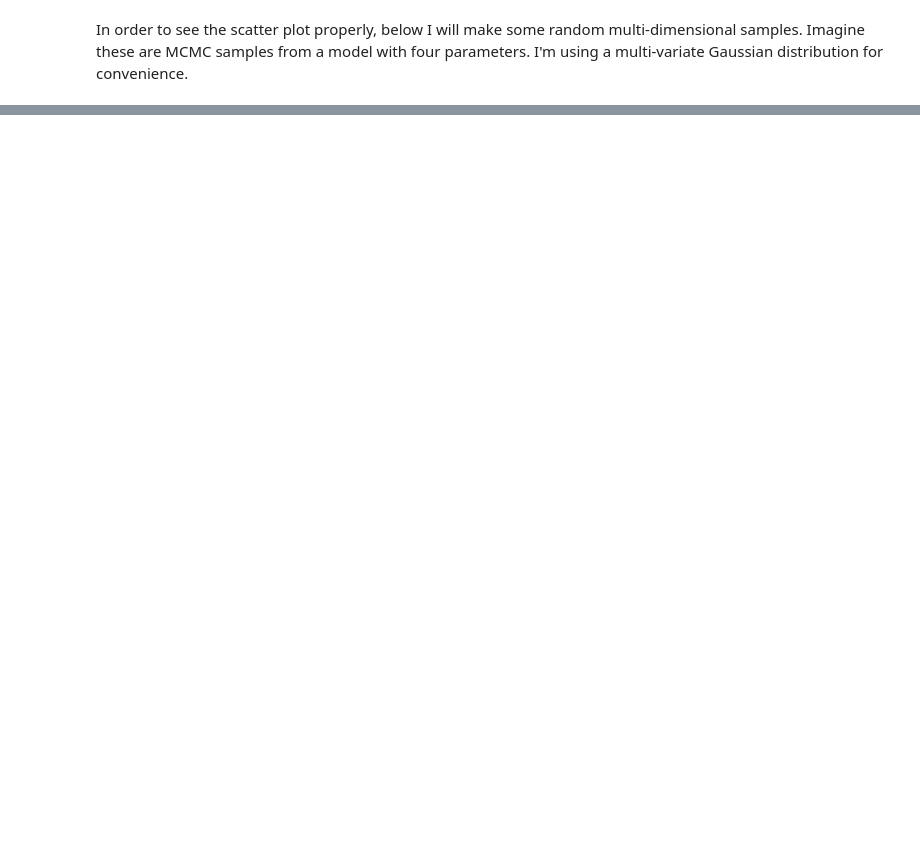
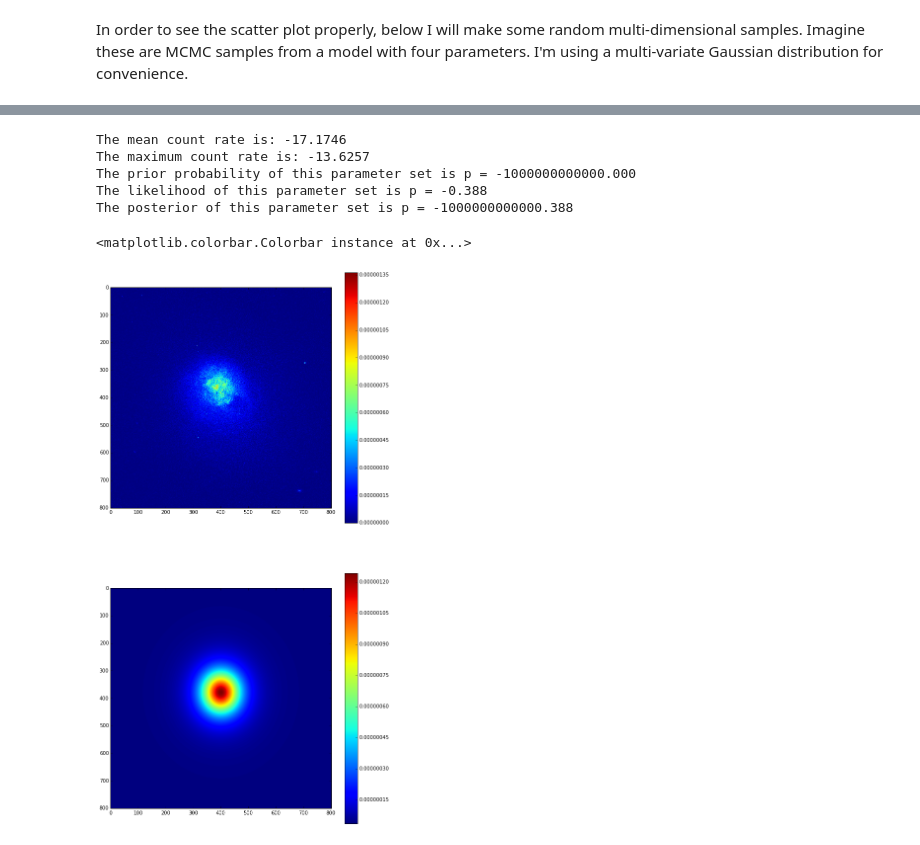
Before and after one commit to dhuppenkothen/PoissonFittingTutorial, a Jupyter notebook: ChandraImageFitting.ipynb, the cells around one changed output, grey strips where cells are left out. Cells and saved outputs as stored; diff of their text form; code cells hidden in the pictures; blank space fills up the shorter version.

```diff
--- a/ChandraImageFitting.ipynb
+++ b/ChandraImageFitting.ipynb
@@ -362,0 +511,31 @@ If you're interested in this sort of stuff, let me know and we can talk about it
+# %%
+lpost = PoissonImagePosterior(xdata, sb_data, func=ellipse_model)
+# %%
+mean_countrate = np.log(np.mean(sb_data))
+max_countrate = np.log(np.max(sb_data[300:500, 300:500]))
+print("The mean count rate is: " + str(mean_countrate))
+print("The maximum count rate is: " + str(max_countrate))
+
+#cp_x, cp_y, q, a, phi, logScool, rcool, betacool, logbackground
+testpars = [400, 380, 0.1, 0.0, 1.*np.pi, max_countrate, 100. , 1.0, mean_countrate]
+
+print("The prior probability of this parameter set is p = %.3f"%lpost.logprior(testpars))
+print("The likelihood of this parameter set is p = %.3f"%lpost.loglikelihood(testpars))
+print("The posterior of this parameter set is p = %.3f"%lpost.logposterior(testpars))
+fit_profile = ellipse_model(xdata, *testpars)
+
+fig = plt.figure(figsize=(10,20))
+plt.subplot(2,1,1)
+plt.imshow(sb_data)
+plt.colorbar()
+plt.subplot(2,1,2)
+plt.imshow(fit_profile)
+plt.colorbar()
+# %% [output]
+The mean count rate is: -17.1746
+The maximum count rate is: -13.6257
+The prior probability of this parameter set is p = -1000000000000.000
+The likelihood of this parameter set is p = -0.388
+The posterior of this parameter set is p = -1000000000000.388
+<matplotlib.colorbar.Colorbar instance at 0x...>
+[figure, added]
```
Also changed, not shown: parts of 24 cells of this notebook.
